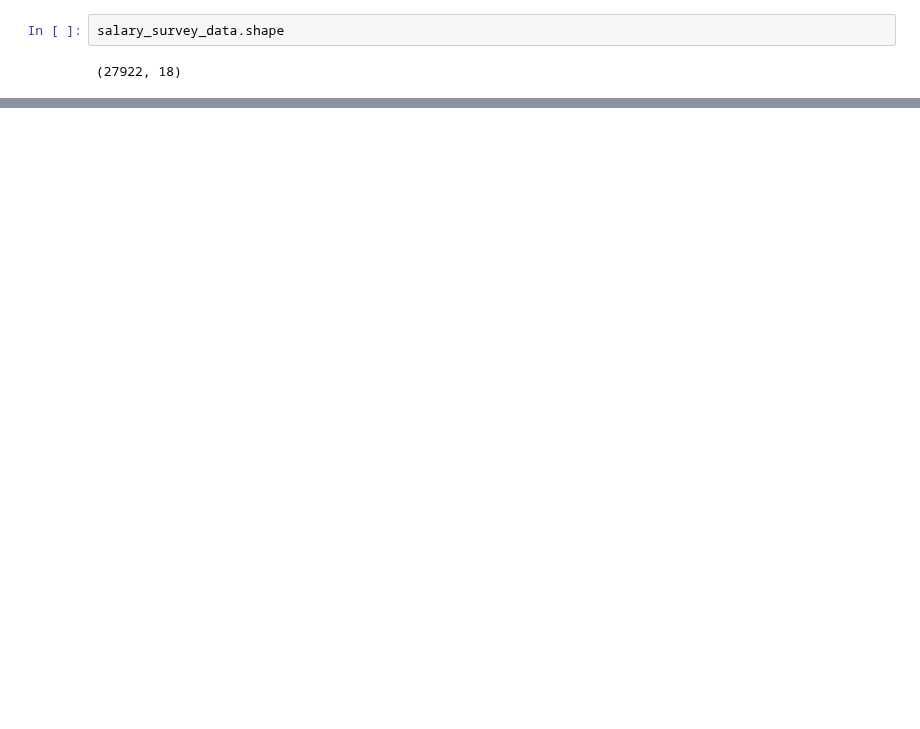
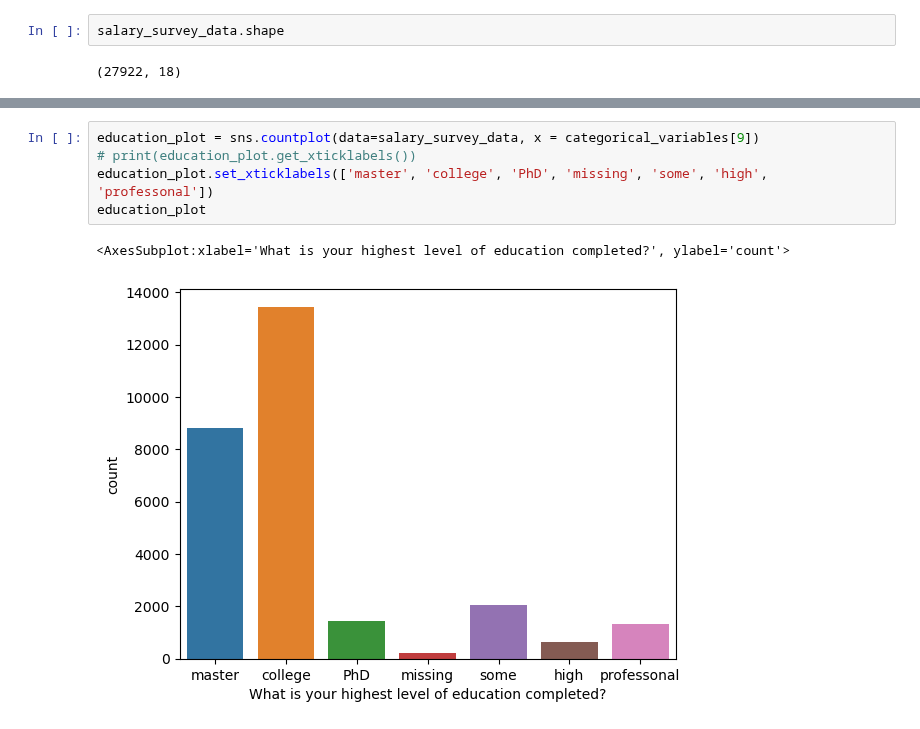
Before and after one commit to armandolezama/data-science-portfolio, a Jupyter notebook: Data_Science_Cycle/Ask_A_Manager_Salary_Survey_2021/Ask_A_Manager_Salary_Survey_2021.ipynb, the cells around one changed output, grey strips where cells are left out. Drawn from its saved outputs; the diff is of its cells as text; blank space fills up the shorter version.

```diff
--- a/Data_Science_Cycle/Ask_A_Manager_Salary_Survey_2021/Ask_A_Manager_Salary_Survey_2021.ipynb
+++ b/Data_Science_Cycle/Ask_A_Manager_Salary_Survey_2021/Ask_A_Manager_Salary_Survey_2021.ipynb
@@ -199,0 +366,8 @@ for cat_var in categorical_variables:
+# %%
+education_plot = sns.countplot(data=salary_survey_data, x = categorical_variables[9])
+# print(education_plot.get_xticklabels())
+education_plot.set_xticklabels(['master', 'college', 'PhD', 'missing', 'some', 'high', 'professonal'])
+education_plot
+# %% [output]
+<AxesSubplot:xlabel='What is your highest level of education completed?', ylabel='count'>
+[figure, added]
```
Also changed, not shown: parts of 23 cells of this notebook.
